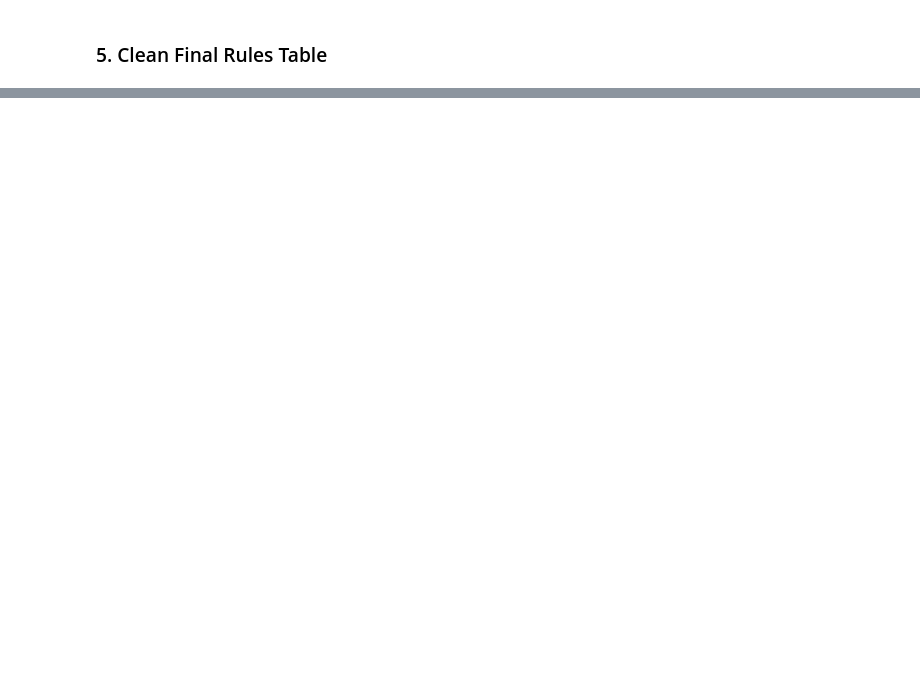
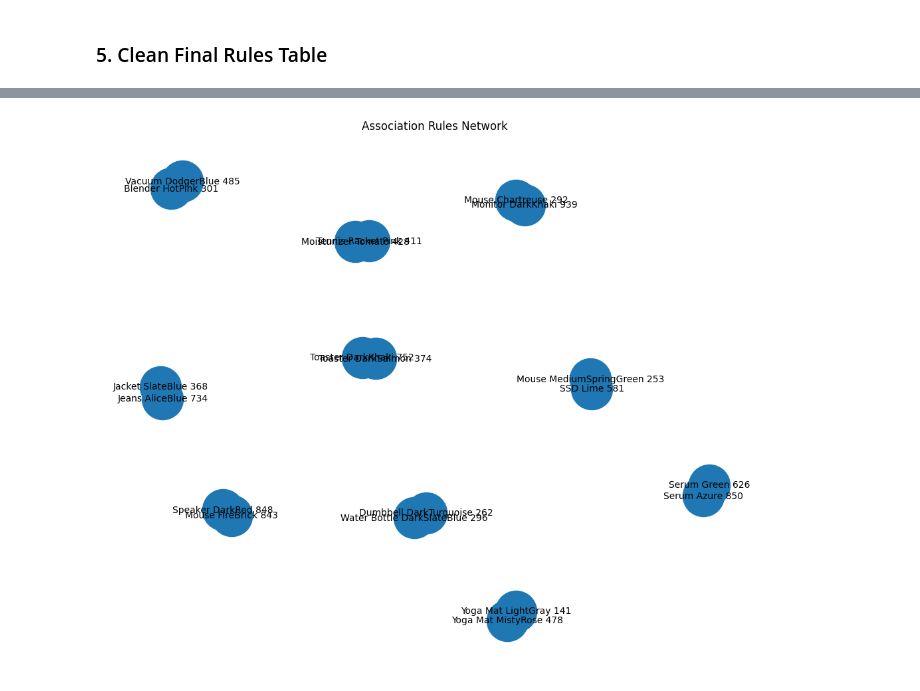
Before and after one commit to aliabdou92019/ecommerce-recommendation-engine, a Jupyter notebook: notebooks/02_fp_growth.ipynb, the cells around one changed output, grey strips where cells are left out. Drawn from its saved outputs; the diff is of its cells as text; code cells hidden in the pictures; blank space fills up the shorter version.

```diff
--- a/notebooks/02_fp_growth.ipynb
+++ b/notebooks/02_fp_growth.ipynb
@@ -151,0 +149,17 @@ Example product: Monitor DarkKhaki 939
+# %%
+import networkx as nx
+
+G = nx.DiGraph()
+
+for _, row in rules.head(20).iterrows():
+    for a in row['antecedents']:
+        for c in row['consequents']:
+            G.add_edge(a, c, weight=row['lift'])
+
+plt.figure(figsize=(10,8))
+pos = nx.spring_layout(G)
+nx.draw(G, pos, with_labels=True, node_size=2000, font_size=10)
+plt.title("Association Rules Network")
+plt.show()
+# %% [output]
+[figure, added]
```
Also changed, not shown: parts of 9 cells of this notebook, 3 other files.
